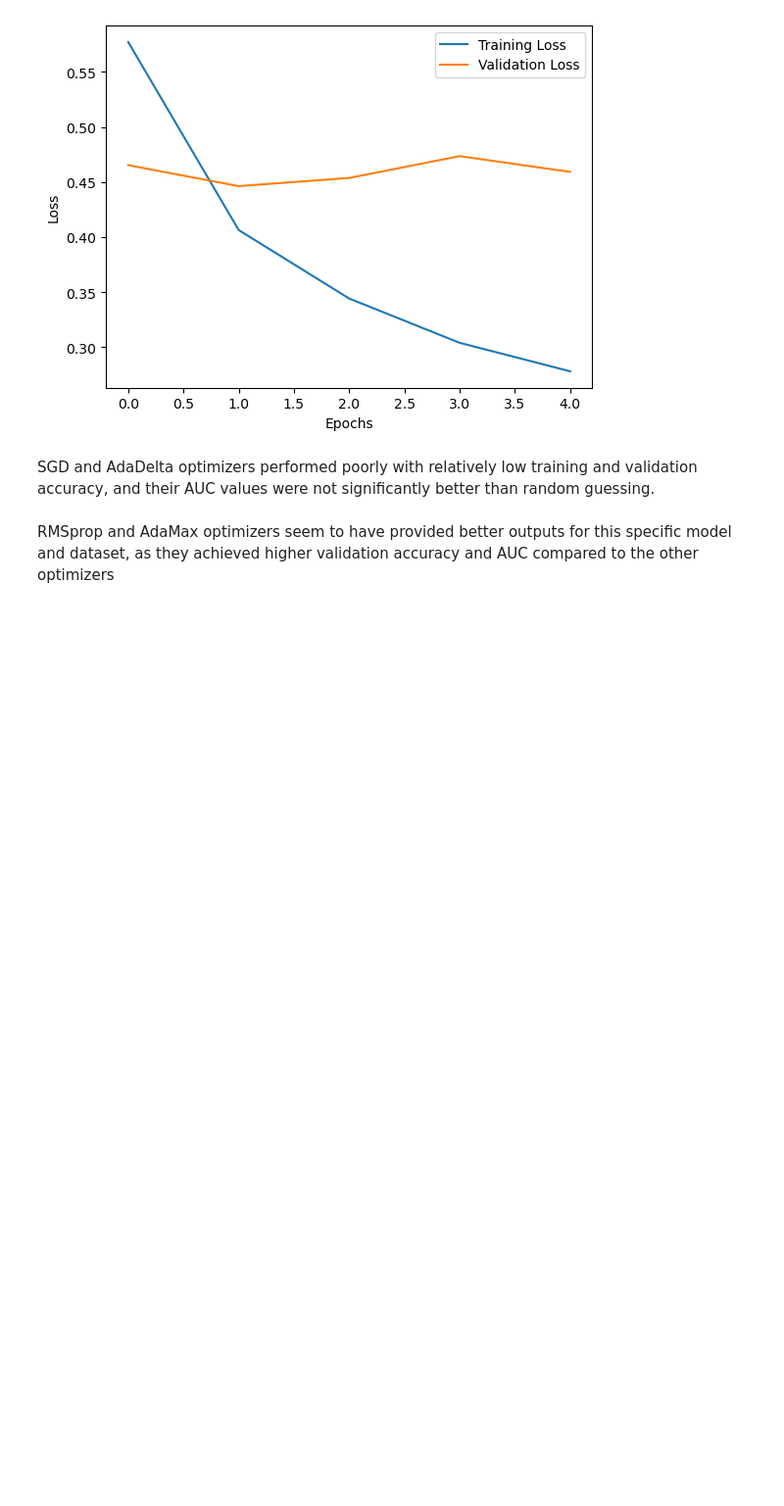
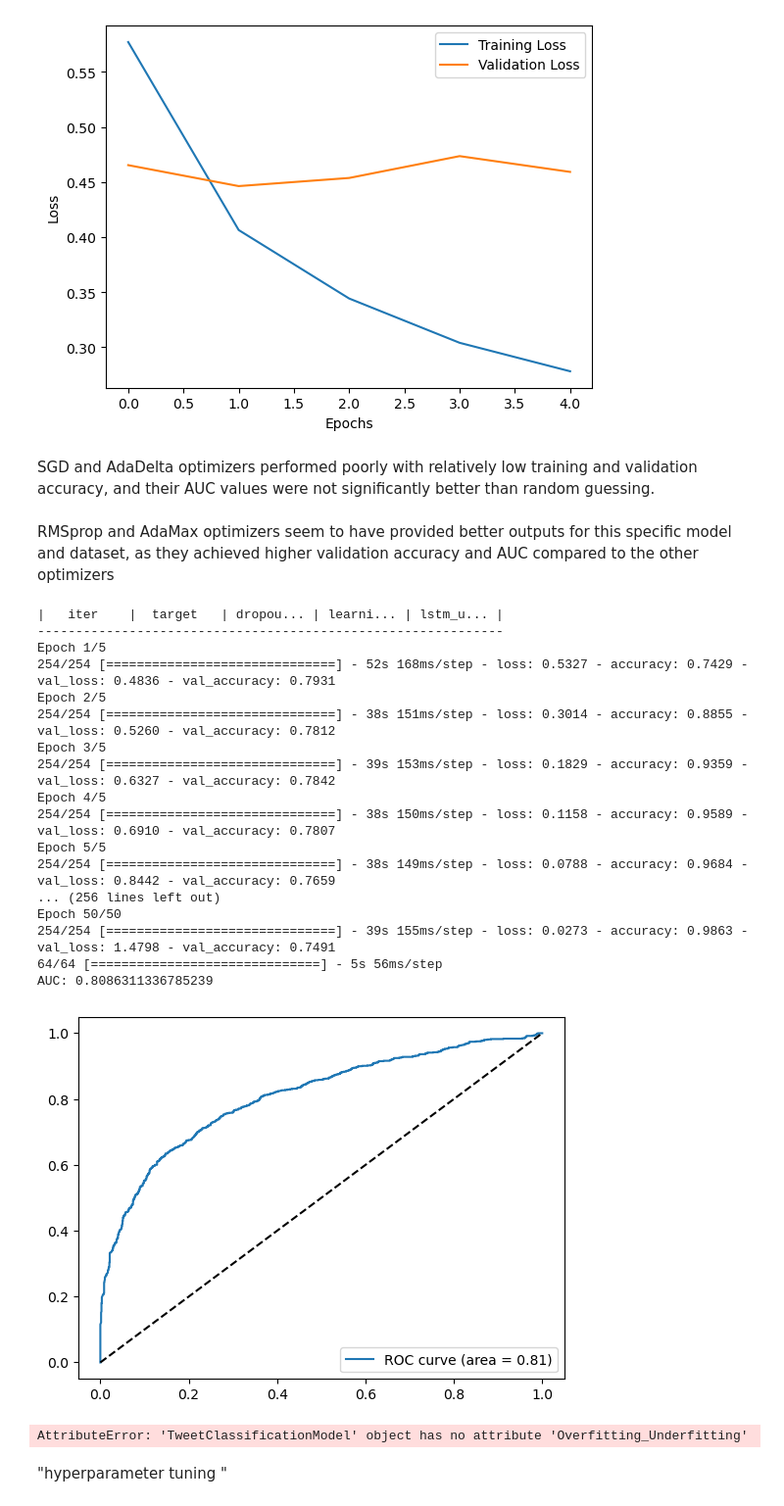
Before and after one commit to Sudkart/DS_ProjectManagement, a Jupyter notebook: model_DNN_OOPS.ipynb, the cells around one changed output. Shown at 98% size. Saved outputs shown, nothing was run; the diff lists cells and outputs as text; code cells hidden in the pictures; blank space fills up the shorter version.

```diff
--- a/model_DNN_OOPS.ipynb
+++ b/model_DNN_OOPS.ipynb
@@ -322,3 +320,30 @@ AUC: 0.8607899440534778
 SGD and AdaDelta optimizers performed poorly with relatively low training and validation accuracy, and their AUC values were not significantly better than random guessing.
 # %% [markdown]
  RMSprop and AdaMax optimizers seem to have provided better outputs for this specific model and dataset, as they achieved higher validation accuracy and AUC compared to the other optimizers
+# %%
+data_file = 'C:\\Users\\user\\Downloads\\Group3-news-text-sanitized.csv'
+model = TweetClassificationModel(data_file)
+model.preprocess_data()
+model.bayesian_optimization()
+# %% [output]
+|   iter    |  target   | dropou... | learni... | lstm_u... |
+-------------------------------------------------------------
+Epoch 1/5
+254/254 [==============================] - 52s 168ms/step - loss: 0.5327 - accuracy: 0.7429 - val_loss: 0.4836 - val_accuracy: 0.7931
+Epoch 2/5
+254/254 [==============================] - 38s 151ms/step - loss: 0.3014 - accuracy: 0.8855 - val_loss: 0.5260 - val_accuracy: 0.7812
+Epoch 3/5
+254/254 [==============================] - 39s 153ms/step - loss: 0.1829 - accuracy: 0.9359 - val_loss: 0.6327 - val_accuracy: 0.7842
+Epoch 4/5
+254/254 [==============================] - 38s 150ms/step - loss: 0.1158 - accuracy: 0.9589 - val_loss: 0.6910 - val_accuracy: 0.7807
+Epoch 5/5
+254/254 [==============================] - 38s 149ms/step - loss: 0.0788 - accuracy: 0.9684 - val_loss: 0.8442 - val_accuracy: 0.7659
+... (256 lines left out)
+Epoch 50/50
+254/254 [==============================] - 39s 155ms/step - loss: 0.0273 - accuracy: 0.9863 - val_loss: 1.4798 - val_accuracy: 0.7491
+64/64 [==============================] - 5s 56ms/step
+AUC: 0.8086311336785239
+[figure, added]
+AttributeError: 'TweetClassificationModel' object has no attribute 'Overfitting_Underfitting'
+# %% [markdown]
+"hyperparameter tuning "
```
Also changed, not shown: parts of 3 cells of this notebook.
